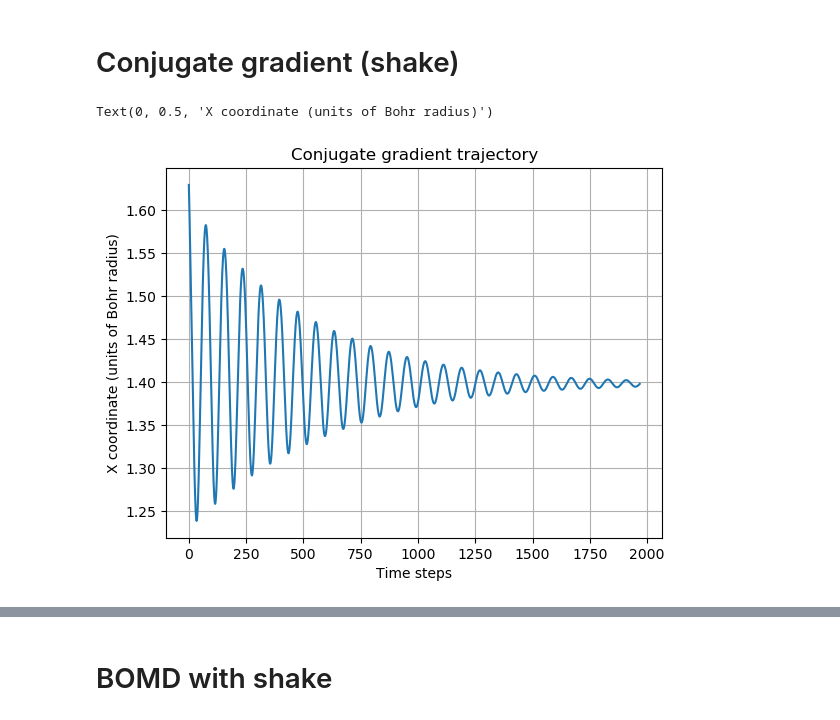
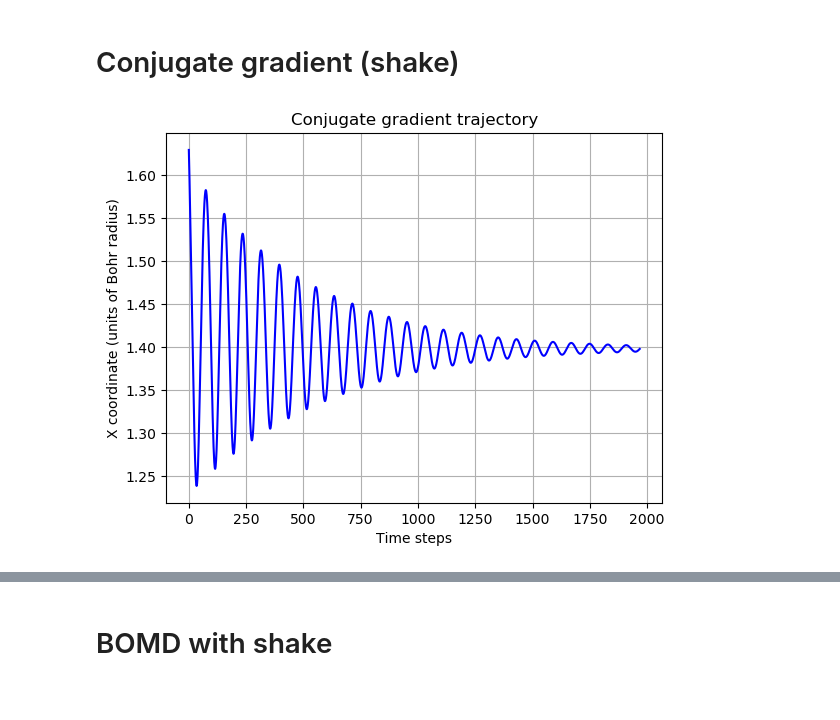
Before and after one commit to Peppone98/Quantum_MD_H2, a Jupyter notebook: CODE/plots.ipynb, the cells around one changed output, grey strips where cells are left out. Drawn from its saved outputs; the diff is of its cells as text; code cells hidden in the pictures.

Commit message:
Adding some outputs
I renamed some files and add a README

```diff
--- a/CODE/plots.ipynb
+++ b/CODE/plots.ipynb
@@ -119,14 +258,14 @@ prod_scal = pd.DataFrame(prod_scal)
 # %%
 CG_shake = pd.read_csv(f'outputs/CG_shake_X_energies.txt', sep='\s+',header=None)
 CG_shake = pd.DataFrame(CG_shake)
-plt.plot(CG_shake[0])
+plt.plot(CG_shake[0], 'b')
 plt.title('Conjugate gradient trajectory')
 plt.xlabel('Time steps')
 plt.grid()
 plt.ylabel('X coordinate (units of Bohr radius)')
+plt.savefig('outputs/pics/CG_traj.png')
 # %% [output]
-Text(0, 0.5, 'X coordinate (units of Bohr radius)')
-[figure, old version]
+[figure, new version]
 # %%
 Fourier = np.fft.fft(CG_shake[0])
 
```
Also changed, not shown: parts of 17 cells of this notebook, 41 other files.
